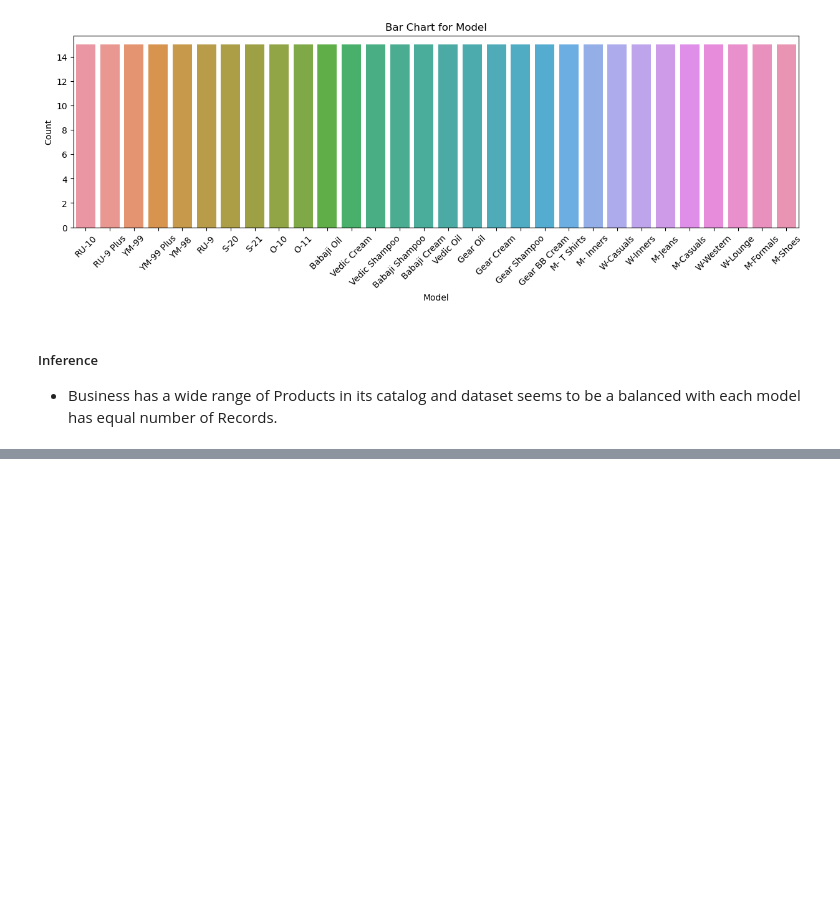
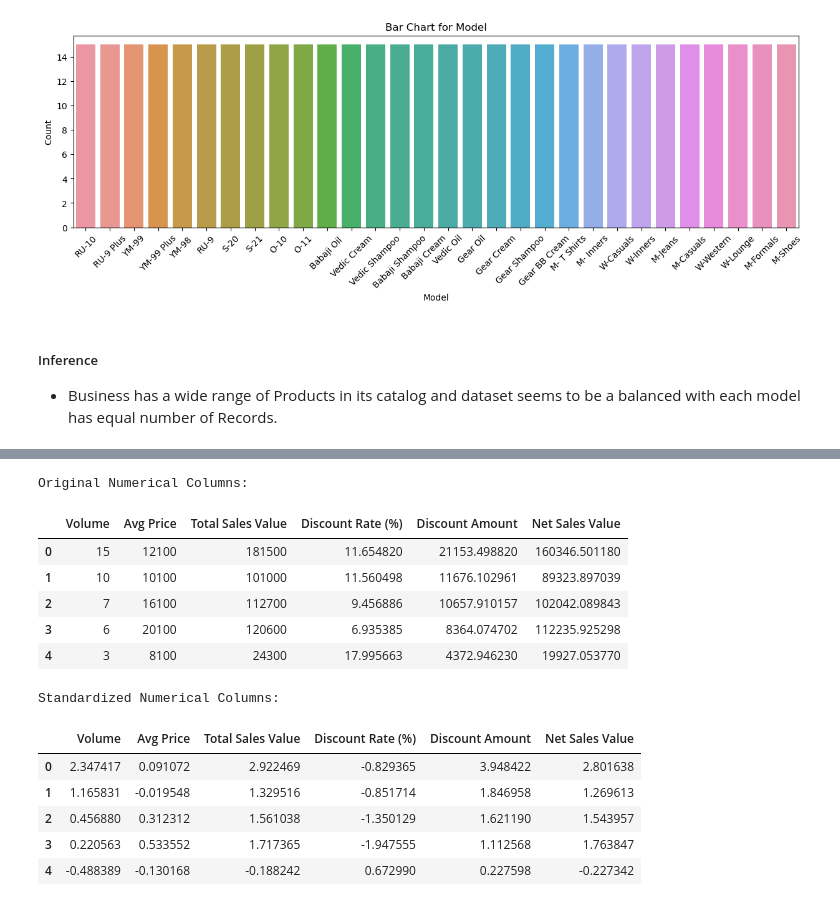
Before and after one commit to Priyanshu501/Assignments, a Jupyter notebook: Basic stats - 1/Basic_Stats-1.ipynb, the cells around one changed output, grey strips where cells are left out. Drawn from its saved outputs; the diff is of its cells as text; code cells hidden in the pictures; blank space fills up the shorter version.

```diff
--- a/Basic stats - 1/Basic_Stats-1.ipynb
+++ b/Basic stats - 1/Basic_Stats-1.ipynb
@@ -442,0 +452,21 @@ plt.show()
+# %%
+print(f'Original Numerical Columns:')
+display(numcol.head())
+
+print(f'Standardized Numerical Columns:')
+display(standardized_df.head())
+# %% [output]
+Original Numerical Columns:
+|  | Volume | Avg Price | Total Sales Value | Discount Rate (%) | Discount Amount | Net Sales Value |
+| 0 | 15 | 12100 | 181500 | 11.654820 | 21153.498820 | 160346.501180 |
+| 1 | 10 | 10100 | 101000 | 11.560498 | 11676.102961 | 89323.897039 |
+| 2 | 7 | 16100 | 112700 | 9.456886 | 10657.910157 | 102042.089843 |
+| 3 | 6 | 20100 | 120600 | 6.935385 | 8364.074702 | 112235.925298 |
+| 4 | 3 | 8100 | 24300 | 17.995663 | 4372.946230 | 19927.053770 |
+Standardized Numerical Columns:
+|  | Volume | Avg Price | Total Sales Value | Discount Rate (%) | Discount Amount | Net Sales Value |
+| 0 | 2.347417 | 0.091072 | 2.922469 | -0.829365 | 3.948422 | 2.801638 |
+| 1 | 1.165831 | -0.019548 | 1.329516 | -0.851714 | 1.846958 | 1.269613 |
+| 2 | 0.456880 | 0.312312 | 1.561038 | -1.350129 | 1.621190 | 1.543957 |
+| 3 | 0.220563 | 0.533552 | 1.717365 | -1.947555 | 1.112568 | 1.763847 |
+| 4 | -0.488389 | -0.130168 | -0.188242 | 0.672990 | 0.227598 | -0.227342 |
```
Also changed, not shown: parts of 9 cells of this notebook.
